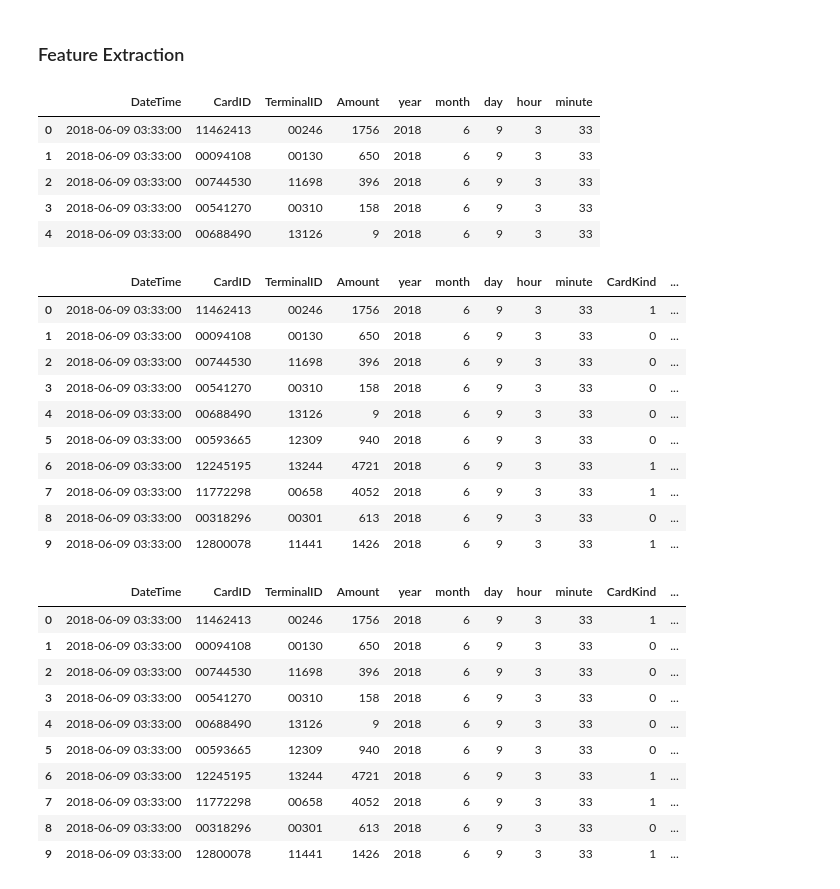
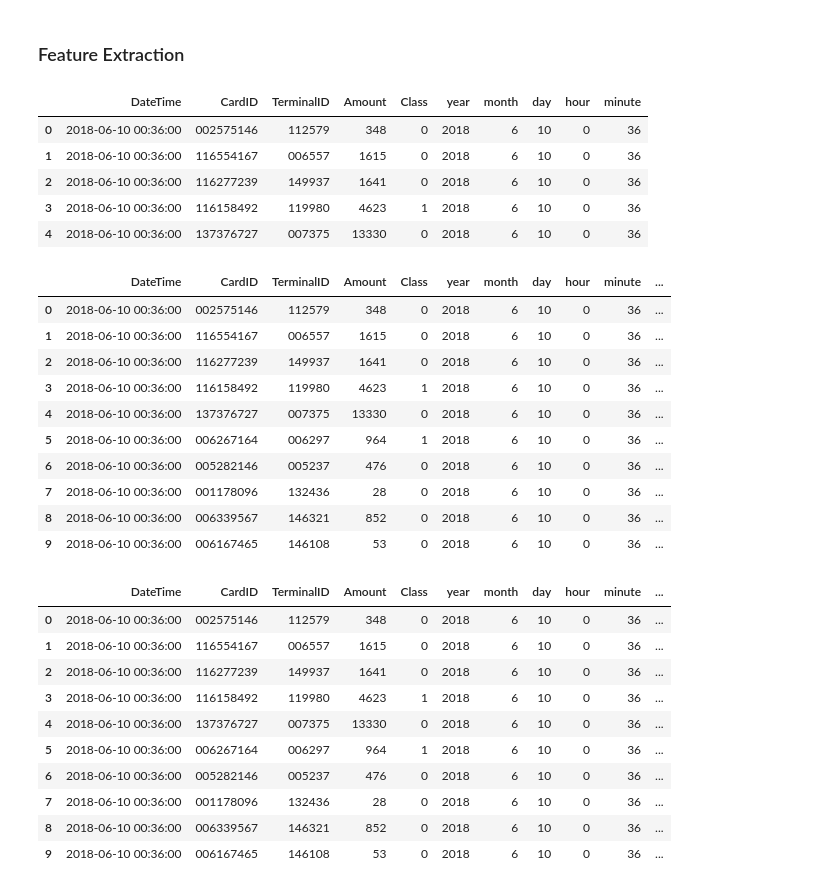
Before and after one commit to onuralpyigit/CreditCardFraudDetection, a Jupyter notebook: src/main/python/Task2.ipynb, the cells around one changed output. Cells and saved outputs as stored; diff of their text form; code cells hidden in the pictures.

Commit message:
- Extracted new features related to card and terminal locations in Task2 - Updated the prediction model in Task3

```diff
--- a/src/main/python/Task2.ipynb
+++ b/src/main/python/Task2.ipynb
@@ -7,9 +7,9 @@ import pandas as pd
 import numpy as np
 
 # Read transaction data from log file
-transaction_data = pd.read_csv("data/transaction_log.csv",
-                               names = ["DateTime", "CardID", "TerminalID", "Amount"],
+transaction_data = pd.read_csv("data/task2_data.csv",
+                               names = ["DateTime", "CardID", "TerminalID", "Amount", "Class"],
                                parse_dates=['DateTime'],
-                               dtype =  { u'CardID': str, u'TerminalID': str, u'Amount': int})
+                               dtype =  { u'CardID': str, u'TerminalID': str, u'Amount': int, u'Class': str})
 transaction_data.head()
 # %% [output]
@@ -53,46 +142,49 @@ transaction_data['minute'] = transaction_data['DateTime'].dt.minute.astype('uint
 
 transaction_data.head()
 # %% [output]
-|  | DateTime | CardID | TerminalID | Amount | year | month | day | hour | minute |
-| 0 | 2018-06-09 03:33:00 | 11462413 | 00246 | 1756 | 2018 | 6 | 9 | 3 | 33 |
-| 1 | 2018-06-09 03:33:00 | 00094108 | 00130 | 650 | 2018 | 6 | 9 | 3 | 33 |
-| 2 | 2018-06-09 03:33:00 | 00744530 | 11698 | 396 | 2018 | 6 | 9 | 3 | 33 |
-| 3 | 2018-06-09 03:33:00 | 00541270 | 00310 | 158 | 2018 | 6 | 9 | 3 | 33 |
-| 4 | 2018-06-09 03:33:00 | 00688490 | 13126 | 9 | 2018 | 6 | 9 | 3 | 33 |
+|  | DateTime | CardID | TerminalID | Amount | Class | year | month | day | hour | minute |
+| 0 | 2018-06-10 00:36:00 | 002575146 | 112579 | 348 | 0 | 2018 | 6 | 10 | 0 | 36 |
+| 1 | 2018-06-10 00:36:00 | 116554167 | 006557 | 1615 | 0 | 2018 | 6 | 10 | 0 | 36 |
+| 2 | 2018-06-10 00:36:00 | 116277239 | 149937 | 1641 | 0 | 2018 | 6 | 10 | 0 | 36 |
+| 3 | 2018-06-10 00:36:00 | 116158492 | 119980 | 4623 | 1 | 2018 | 6 | 10 | 0 | 36 |
+| 4 | 2018-06-10 00:36:00 | 137376727 | 007375 | 13330 | 0 | 2018 | 6 | 10 | 0 | 36 |
 # %%
 # Parse CardID column
 
 # Get kind feature
 # Debit = 0
 # Credit = 1
 transaction_data['CardKind'] = transaction_data['CardID'].str[0]
 
 # Get limit feature
 # Debit - max daily transaction (1000 TL) = 0
 # Credit - monthly limit (5000 TL) = 1
 # Credit - monthly limit (10000 TL) = 2
 # Credit - monthly limit (20000 TL) = 3
 # Credit - monthly limit (30000 TL) = 4
 transaction_data['CardLimit'] = transaction_data['CardID'].str[1]
 
 # Get home location feature
 # International = 00
 # State/Province = 01 ... 80
 transaction_data['CardHomeLocation'] = transaction_data['CardID'].str.slice(2,4)
 
+# Get customer no
+transaction_data['CustomerNo'] = transaction_data['CardID'].str.slice(4,9)
+
 transaction_data.head(10)
 # %% [output]
-|  | DateTime | CardID | TerminalID | Amount | year | month | day | hour | minute | CardKind | ... |
-| 0 | 2018-06-09 03:33:00 | 11462413 | 00246 | 1756 | 2018 | 6 | 9 | 3 | 33 | 1 | ... |
-| 1 | 2018-06-09 03:33:00 | 00094108 | 00130 | 650 | 2018 | 6 | 9 | 3 | 33 | 0 | ... |
-| 2 | 2018-06-09 03:33:00 | 00744530 | 11698 | 396 | 2018 | 6 | 9 | 3 | 33 | 0 | ... |
-| 3 | 2018-06-09 03:33:00 | 00541270 | 00310 | 158 | 2018 | 6 | 9 | 3 | 33 | 0 | ... |
-| 4 | 2018-06-09 03:33:00 | 00688490 | 13126 | 9 | 2018 | 6 | 9 | 3 | 33 | 0 | ... |
-| 5 | 2018-06-09 03:33:00 | 00593665 | 12309 | 940 | 2018 | 6 | 9 | 3 | 33 | 0 | ... |
-| 6 | 2018-06-09 03:33:00 | 12245195 | 13244 | 4721 | 2018 | 6 | 9 | 3 | 33 | 1 | ... |
-| 7 | 2018-06-09 03:33:00 | 11772298 | 00658 | 4052 | 2018 | 6 | 9 | 3 | 33 | 1 | ... |
-| 8 | 2018-06-09 03:33:00 | 00318296 | 00301 | 613 | 2018 | 6 | 9 | 3 | 33 | 0 | ... |
-| 9 | 2018-06-09 03:33:00 | 12800078 | 11441 | 1426 | 2018 | 6 | 9 | 3 | 33 | 1 | ... |
+|  | DateTime | CardID | TerminalID | Amount | Class | year | month | day | hour | minute | ... |
+| 0 | 2018-06-10 00:36:00 | 002575146 | 112579 | 348 | 0 | 2018 | 6 | 10 | 0 | 36 | ... |
+| 1 | 2018-06-10 00:36:00 | 116554167 | 006557 | 1615 | 0 | 2018 | 6 | 10 | 0 | 36 | ... |
+| 2 | 2018-06-10 00:36:00 | 116277239 | 149937 | 1641 | 0 | 2018 | 6 | 10 | 0 | 36 | ... |
+| 3 | 2018-06-10 00:36:00 | 116158492 | 119980 | 4623 | 1 | 2018 | 6 | 10 | 0 | 36 | ... |
+| 4 | 2018-06-10 00:36:00 | 137376727 | 007375 | 13330 | 0 | 2018 | 6 | 10 | 0 | 36 | ... |
+| 5 | 2018-06-10 00:36:00 | 006267164 | 006297 | 964 | 1 | 2018 | 6 | 10 | 0 | 36 | ... |
+| 6 | 2018-06-10 00:36:00 | 005282146 | 005237 | 476 | 0 | 2018 | 6 | 10 | 0 | 36 | ... |
+| 7 | 2018-06-10 00:36:00 | 001178096 | 132436 | 28 | 0 | 2018 | 6 | 10 | 0 | 36 | ... |
+| 8 | 2018-06-10 00:36:00 | 006339567 | 146321 | 852 | 0 | 2018 | 6 | 10 | 0 | 36 | ... |
+| 9 | 2018-06-10 00:36:00 | 006167465 | 146108 | 53 | 0 | 2018 | 6 | 10 | 0 | 36 | ... |
 # %%
 # Parse TerminalID column
 
@@ -114,14 +206,14 @@ transaction_data['TerminalLocation'] = transaction_data['TerminalID'].str.slice(
 
 transaction_data.head(10)
 # %% [output]
-|  | DateTime | CardID | TerminalID | Amount | year | month | day | hour | minute | CardKind | ... |
-| 0 | 2018-06-09 03:33:00 | 11462413 | 00246 | 1756 | 2018 | 6 | 9 | 3 | 33 | 1 | ... |
-| 1 | 2018-06-09 03:33:00 | 00094108 | 00130 | 650 | 2018 | 6 | 9 | 3 | 33 | 0 | ... |
-| 2 | 2018-06-09 03:33:00 | 00744530 | 11698 | 396 | 2018 | 6 | 9 | 3 | 33 | 0 | ... |
-| 3 | 2018-06-09 03:33:00 | 00541270 | 00310 | 158 | 2018 | 6 | 9 | 3 | 33 | 0 | ... |
-| 4 | 2018-06-09 03:33:00 | 00688490 | 13126 | 9 | 2018 | 6 | 9 | 3 | 33 | 0 | ... |
-| 5 | 2018-06-09 03:33:00 | 00593665 | 12309 | 940 | 2018 | 6 | 9 | 3 | 33 | 0 | ... |
-| 6 | 2018-06-09 03:33:00 | 12245195 | 13244 | 4721 | 2018 | 6 | 9 | 3 | 33 | 1 | ... |
-| 7 | 2018-06-09 03:33:00 | 11772298 | 00658 | 4052 | 2018 | 6 | 9 | 3 | 33 | 1 | ... |
-| 8 | 2018-06-09 03:33:00 | 00318296 | 00301 | 613 | 2018 | 6 | 9 | 3 | 33 | 0 | ... |
-| 9 | 2018-06-09 03:33:00 | 12800078 | 11441 | 1426 | 2018 | 6 | 9 | 3 | 33 | 1 | ... |
+|  | DateTime | CardID | TerminalID | Amount | Class | year | month | day | hour | minute | ... |
+| 0 | 2018-06-10 00:36:00 | 002575146 | 112579 | 348 | 0 | 2018 | 6 | 10 | 0 | 36 | ... |
+| 1 | 2018-06-10 00:36:00 | 116554167 | 006557 | 1615 | 0 | 2018 | 6 | 10 | 0 | 36 | ... |
+| 2 | 2018-06-10 00:36:00 | 116277239 | 149937 | 1641 | 0 | 2018 | 6 | 10 | 0 | 36 | ... |
+| 3 | 2018-06-10 00:36:00 | 116158492 | 119980 | 4623 | 1 | 2018 | 6 | 10 | 0 | 36 | ... |
+| 4 | 2018-06-10 00:36:00 | 137376727 | 007375 | 13330 | 0 | 2018 | 6 | 10 | 0 | 36 | ... |
+| 5 | 2018-06-10 00:36:00 | 006267164 | 006297 | 964 | 1 | 2018 | 6 | 10 | 0 | 36 | ... |
+| 6 | 2018-06-10 00:36:00 | 005282146 | 005237 | 476 | 0 | 2018 | 6 | 10 | 0 | 36 | ... |
+| 7 | 2018-06-10 00:36:00 | 001178096 | 132436 | 28 | 0 | 2018 | 6 | 10 | 0 | 36 | ... |
+| 8 | 2018-06-10 00:36:00 | 006339567 | 146321 | 852 | 0 | 2018 | 6 | 10 | 0 | 36 | ... |
+| 9 | 2018-06-10 00:36:00 | 006167465 | 146108 | 53 | 0 | 2018 | 6 | 10 | 0 | 36 | ... |
```
Also changed, not shown: parts of 14 cells of this notebook, 1 other file.
